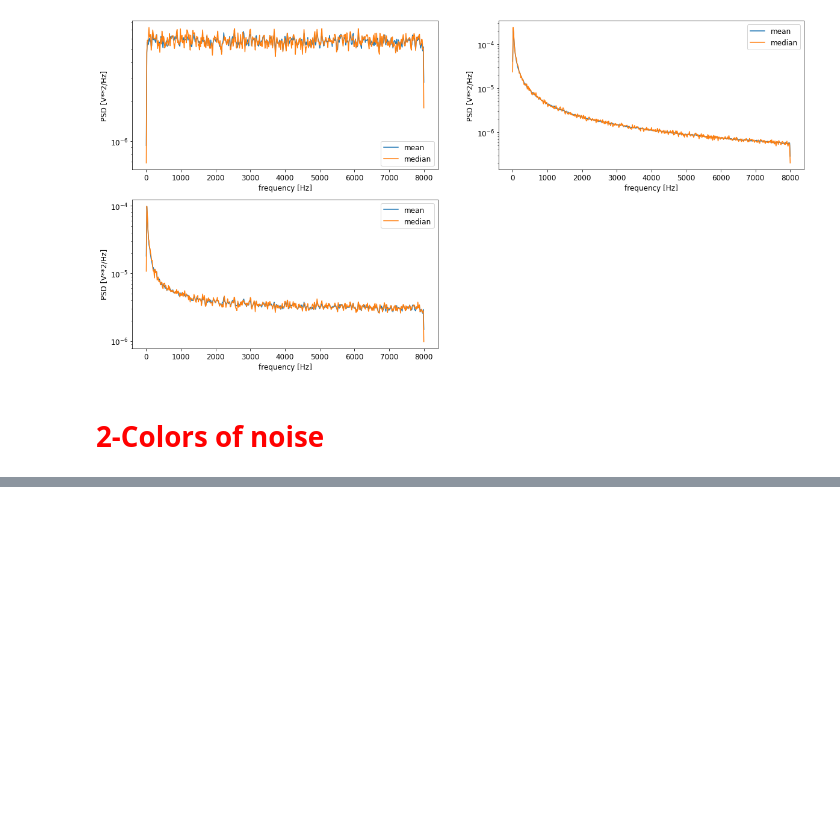
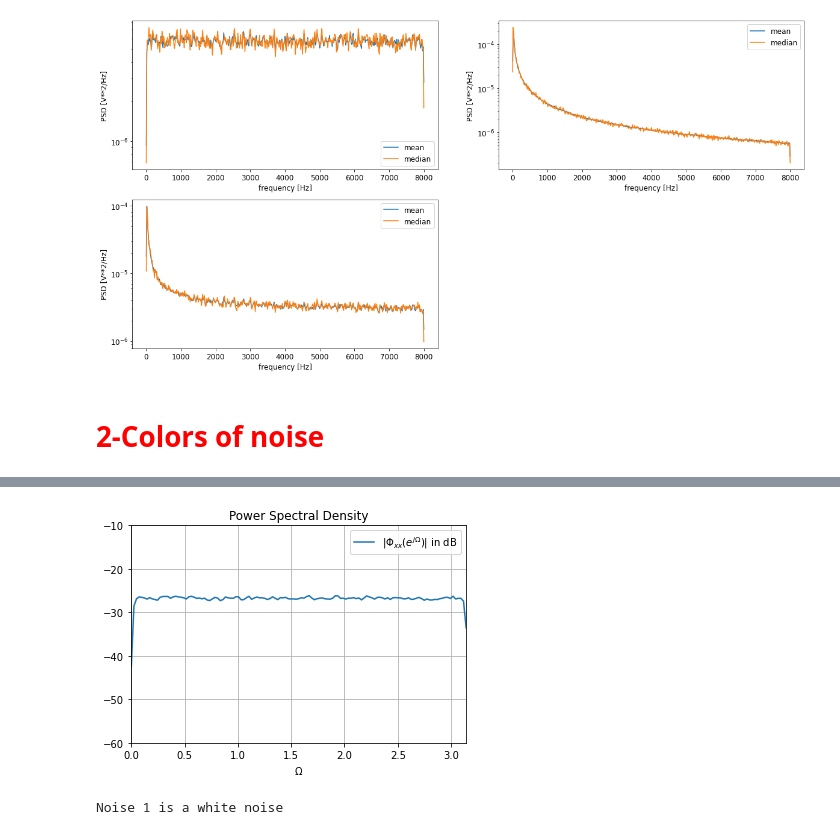
Before and after one commit to damounayman/signal_processing, a Jupyter notebook: lab3_ noise spectrum density.ipynb, the cells around one changed output, grey strips where cells are left out. Saved outputs shown, nothing was run; the diff lists cells and outputs as text; code cells hidden in the pictures; blank space fills up the shorter version.

```diff
--- a/lab3_ noise spectrum density.ipynb
+++ b/lab3_ noise spectrum density.ipynb
@@ -316,0 +319,22 @@ plt.show()
+# %%
+
+x = samples[0]
+
+# estimate PSDs using Welch's technique
+f, Pxx = sig.csd(x, x, nperseg=256)
+
+# PSDs
+Om = f * 2 * np.pi
+plt.plot(Om, 20*np.log10(np.abs(.5*Pxx)),
+         label=r'$| \Phi_{xx}(e^{j \Omega}) |$ in dB')
+plt.title('Power Spectral Density')
+plt.xlabel(r'$\Omega$')
+plt.legend()
+plt.axis([0, np.pi, -60, -10])
+plt.grid()
+# %% [output]
+[figure, added]
+# %%
+print("Noise 1 is a white noise")
+# %% [output]
+Noise 1 is a white noise
```
Also changed, not shown: parts of 3 cells of this notebook, 1 other file.
